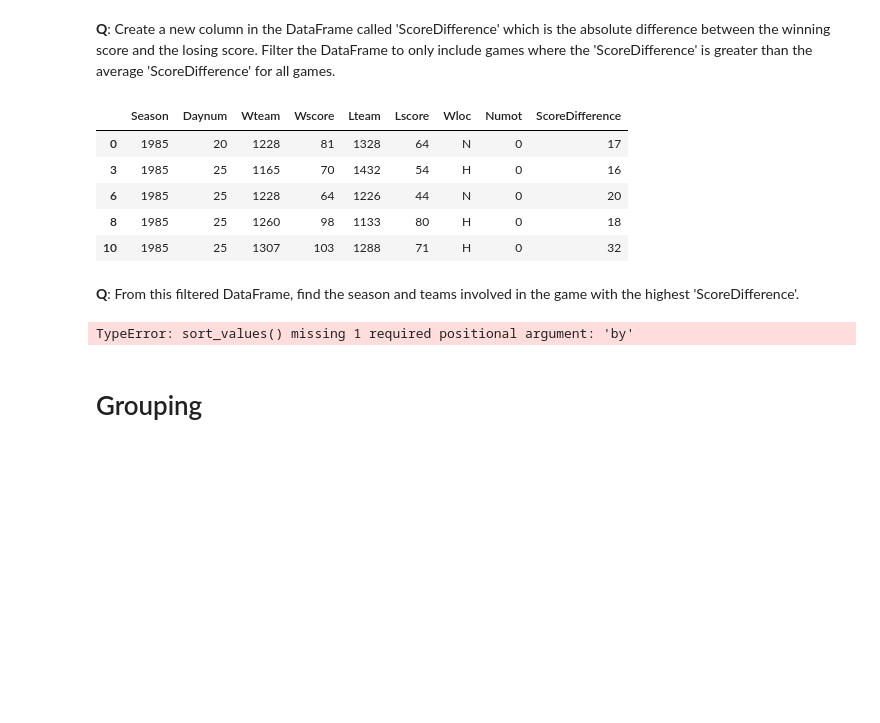
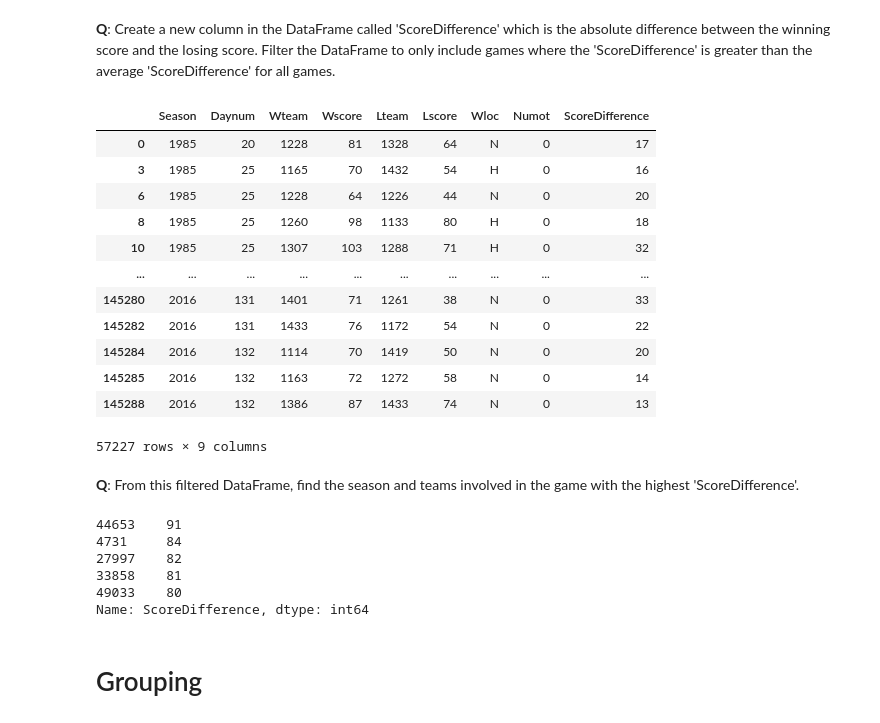
Before and after one commit to fred248h/62444-DVA, a Jupyter notebook: Frederik/3_pandas_tutorial_s204256.ipynb, the cells around one changed output. Saved outputs shown, nothing was run; the diff lists cells and outputs as text; code cells hidden in the pictures; blank space fills up the shorter version.

```diff
--- a/Frederik/3_pandas_tutorial_s204256.ipynb
+++ b/Frederik/3_pandas_tutorial_s204256.ipynb
@@ -327,16 +325,29 @@ df[(df['Wscore'] > 150) & (df['Lscore'] < 100)]
 **Q**: Create a new column in the DataFrame called 'ScoreDifference' which is the absolute difference between the winning score and the losing score. Filter the DataFrame to only include games where the 'ScoreDifference' is greater than the average 'ScoreDifference' for all games.
 # %%
 # Write your code here
-df.loc[:,'ScoreDifference' ] = np.abs(df['Wscore'] - df['Lscore'])
 
-df[df['ScoreDifference'] > df['ScoreDifference'].mean()].head()
+
+df_diff = pd.DataFrame(data = df['Wscore'] - df['Lscore'] , columns=['ScoreDifference'], index=df.index)
+
+df_diff = pd.concat([df, df_diff],axis=1)
+
+df_diff.head()
+
+df_diff[df_diff['ScoreDifference'] > df_diff['ScoreDifference'].mean()]
 # %% [output]
 |  | Season | Daynum | Wteam | Wscore | Lteam | Lscore | Wloc | Numot | ScoreDifference |
 | 0 | 1985 | 20 | 1228 | 81 | 1328 | 64 | N | 0 | 17 |
 | 3 | 1985 | 25 | 1165 | 70 | 1432 | 54 | H | 0 | 16 |
 | 6 | 1985 | 25 | 1228 | 64 | 1226 | 44 | N | 0 | 20 |
 | 8 | 1985 | 25 | 1260 | 98 | 1133 | 80 | H | 0 | 18 |
 | 10 | 1985 | 25 | 1307 | 103 | 1288 | 71 | H | 0 | 32 |
+| ... | ... | ... | ... | ... | ... | ... | ... | ... | ... |
+| 145280 | 2016 | 131 | 1401 | 71 | 1261 | 38 | N | 0 | 33 |
+| 145282 | 2016 | 131 | 1433 | 76 | 1172 | 54 | N | 0 | 22 |
+| 145284 | 2016 | 132 | 1114 | 70 | 1419 | 50 | N | 0 | 20 |
+| 145285 | 2016 | 132 | 1163 | 72 | 1272 | 58 | N | 0 | 14 |
+| 145288 | 2016 | 132 | 1386 | 87 | 1433 | 74 | N | 0 | 13 |
+57227 rows × 9 columns
 # %% [markdown]
 **Q**: From this filtered DataFrame, find the season and teams involved in the game with the highest 'ScoreDifference'.
 # %%
@@ -346,7 +357,12 @@ df_diff = df_diff['ScoreDifference'].sort_values(ascending=False)
 
 df_diff.head()
 # %% [output]
-TypeError: sort_values() missing 1 required positional argument: 'by'
+44653    91
+4731     84
+27997    82
+33858    81
+49033    80
+Name: ScoreDifference, dtype: int64
 # %% [markdown]
 # Grouping
 # %% [markdown]
```
Also changed, not shown: parts of 17 cells of this notebook, 6 other files.
